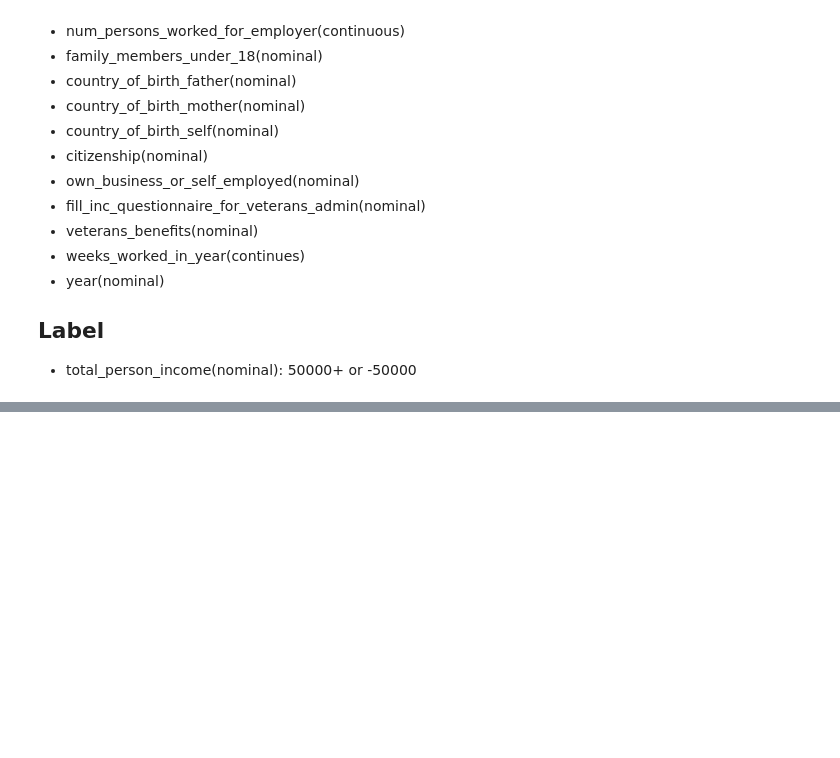
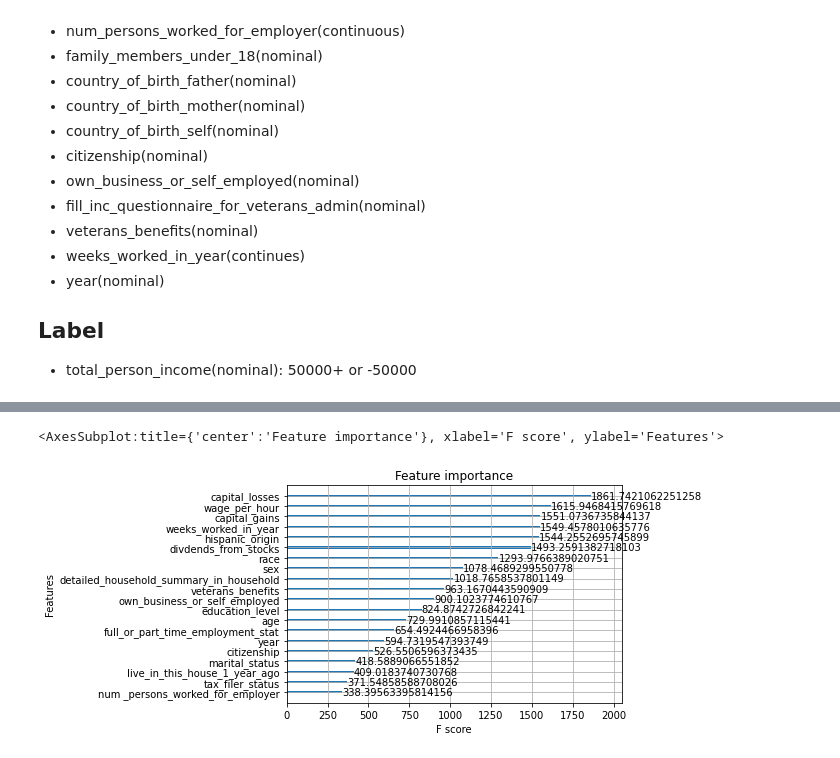
Before and after one commit to AIDragonGroup/Data-Science-Intro, a Jupyter notebook: DataAnlysis.ipynb, the cells around one changed output, grey strips where cells are left out. Cells and saved outputs as stored; diff of their text form; code cells hidden in the pictures; blank space fills up the shorter version.

```diff
--- a/DataAnlysis.ipynb
+++ b/DataAnlysis.ipynb
@@ -324,0 +340,20 @@ for column_name in column_names:
+# %%
+X_train = train_data.drop(columns = 'total_person_income')
+y_train = train_data['total_person_income']
+
+label_encoders = {}
+
+label_encoder = LabelEncoder()
+y_train_transformed = label_encoder.fit_transform(y_train)
+label_encoders['y'] = label_encoder
+
+X_train_transformed = pd.DataFrame()
+for column in X_train.columns:
+    if column in dropped_columns:
+        continue
+    if column in categorical_features:
+        label_encoder = LabelEncoder()
+        X_train_transformed[column] = label_encoder.fit_transform(X_train[column])
+        label_encoders[column] = label_encoder
+    else:
+        X_train_transformed[column] = X_train[column]
@@ -324,0 +371,3 @@ for column_name in column_names:
+# %%
+my_model = XGBClassifier()
+my_model.fit(X_train_transformed, y_train_transformed)
@@ -324,0 +428,5 @@ for column_name in column_names:
+# %%
+plot_importance(my_model, importance_type = 'cover')
+# %% [output]
+<AxesSubplot:title={'center':'Feature importance'}, xlabel='F score', ylabel='Features'>
+[figure, added]
```
Also changed, not shown: parts of 19 cells of this notebook.
